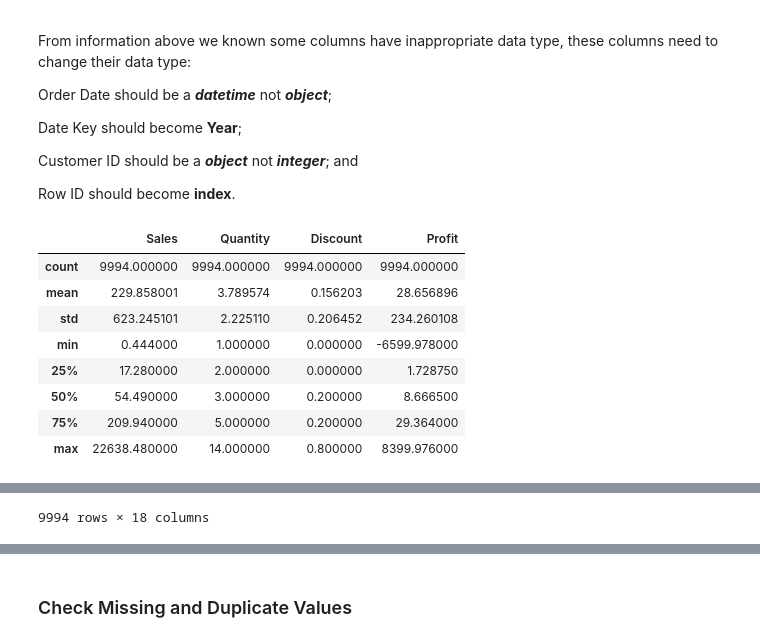
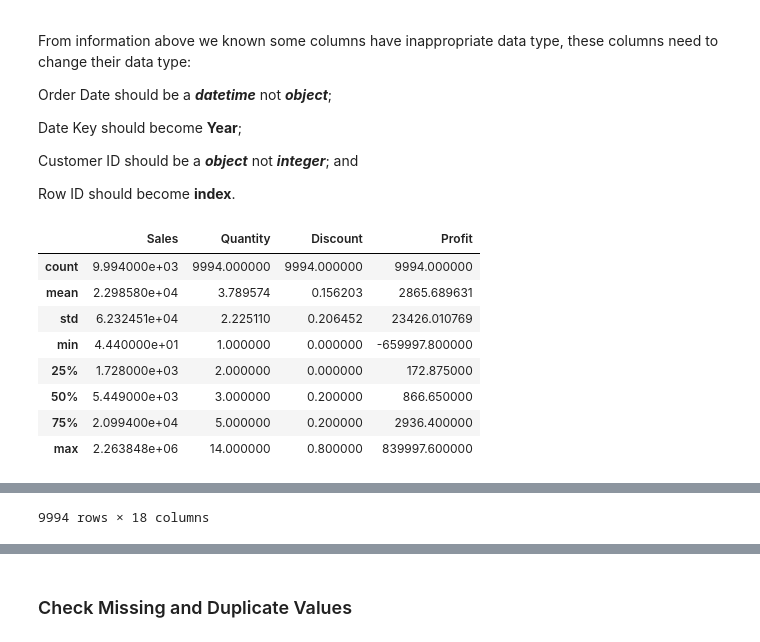
Before and after one commit to nickscoffee/gammaproject, a Jupyter notebook: Shidqi_Capstone Project Module 2_JCDS 0406-011.ipynb, the cells around one changed output, grey strips where cells are left out. Cells and saved outputs as stored; diff of their text form; code cells hidden in the pictures.

```diff
--- a/Shidqi_Capstone Project Module 2_JCDS 0406-011.ipynb
+++ b/Shidqi_Capstone Project Module 2_JCDS 0406-011.ipynb
@@ -137,29 +137,33 @@ Row ID should become **index**.
 # %%
 #Change Customer ID
 source['Customer ID'] = source['Customer ID'].astype(object)
 
 #Change Order Date
 source['Order Date'] = source['Order Date'].astype('datetime64[ns]')
 
 #Change Value of Date Key become Year
 source['Date Key'] = source['Order Date'].dt.year.astype('object')
 #Rename Date Key become Year
 source = source.rename(columns={'Date Key':'Year'})
 
+#Multiply Sales and Profit
+source['Sales'] = source['Sales']*100
+source['Profit'] = source['Profit']*100
+
 #Make Row ID as Index
 source.set_index('Row ID', inplace=True)
 
 display(source.describe(), source.describe(include='object'), source)
 # %% [output]
 |  | Sales | Quantity | Discount | Profit |
-| count | 9994.000000 | 9994.000000 | 9994.000000 | 9994.000000 |
-| mean | 229.858001 | 3.789574 | 0.156203 | 28.656896 |
-| std | 623.245101 | 2.225110 | 0.206452 | 234.260108 |
-| min | 0.444000 | 1.000000 | 0.000000 | -6599.978000 |
-| 25% | 17.280000 | 2.000000 | 0.000000 | 1.728750 |
-| 50% | 54.490000 | 3.000000 | 0.200000 | 8.666500 |
-| 75% | 209.940000 | 5.000000 | 0.200000 | 29.364000 |
-| max | 22638.480000 | 14.000000 | 0.800000 | 8399.976000 |
+| count | 9.994000e+03 | 9994.000000 | 9994.000000 | 9994.000000 |
+| mean | 2.298580e+04 | 3.789574 | 0.156203 | 2865.689631 |
+| std | 6.232451e+04 | 2.225110 | 0.206452 | 23426.010769 |
+| min | 4.440000e+01 | 1.000000 | 0.000000 | -659997.800000 |
+| 25% | 1.728000e+03 | 2.000000 | 0.000000 | 172.875000 |
+| 50% | 5.449000e+03 | 3.000000 | 0.200000 | 866.650000 |
+| 75% | 2.099400e+04 | 5.000000 | 0.200000 | 2936.400000 |
+| max | 2.263848e+06 | 14.000000 | 0.800000 | 839997.600000 |
 |  | Order ID | Year | Contact Name | Country | City | Region | Subregion | Customer | Customer ID | ... |
 | count | 9994 | 9994 | 9994 | 9994 | 9994 | 9994 | 9994 | 9994 | 9994 | ... |
 | unique | 5009 | 4 | 793 | 48 | 262 | 3 | 12 | 99 | 99 | ... |
```
Also changed, not shown: parts of 23 cells of this notebook.
